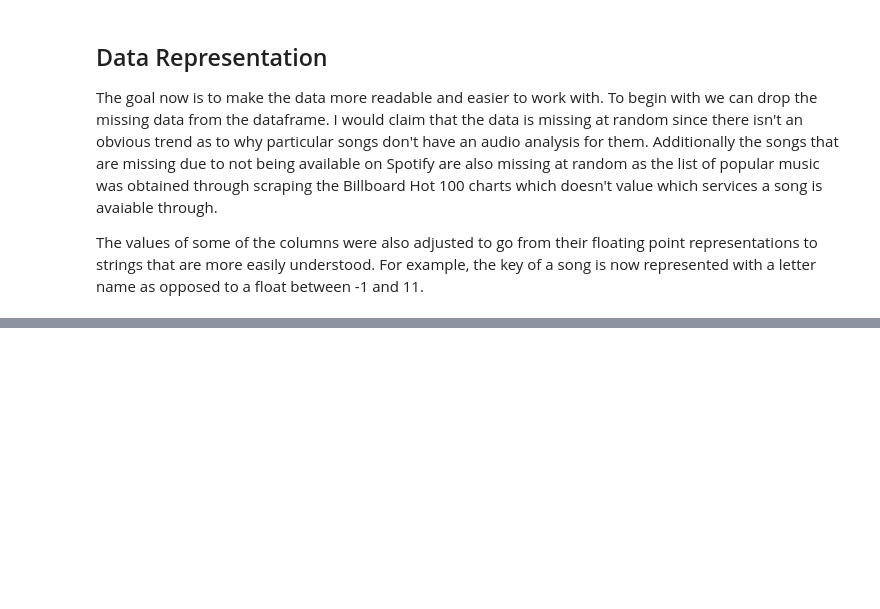
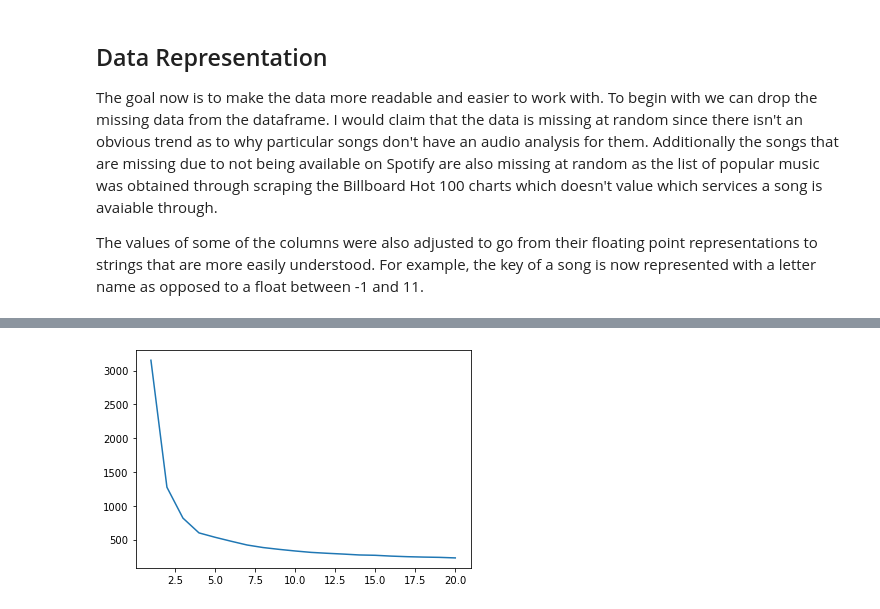
Before and after one commit to Mabanta/CMSC422_Final, a Jupyter notebook: 422final.ipynb, the cells around one changed output, grey strips where cells are left out. Saved outputs shown, nothing was run; the diff lists cells and outputs as text; code cells hidden in the pictures; blank space fills up the shorter version.

Commit message:
Initial K Means

```diff
--- a/422final.ipynb
+++ b/422final.ipynb
@@ -347,0 +358,28 @@ df.head(20)
+# %%
+import matplotlib.pyplot as plt
+from sklearn.cluster import KMeans
+
+def kMeansHyperpameterCurve(X, kVals):
+    inertias = []
+
+    for k in kVals:
+        # new model with "k" centroids
+        model = KMeans(k)
+
+        model.fit(X)
+
+        # inertia is mean squared error within each cluster
+        inertias.append(model.inertia_)
+
+    plt.plot(kVals, inertias)
+    plt.show()
+
+# choose the relevant numeric comlumns
+X = df[["Duration", "Loudness", "Tempo", "Meter", "Key", "Mode"]]
+# normalize the columns so all values are within 0 and 1
+X = X.apply(lambda col: (col - col.min()) / (col.max() - col.min()), axis=0)
+
+# create hyperparameter curve
+kMeansHyperpameterCurve(X, range(1, 21))
+# %% [output]
+[figure, added]
```
Also changed, not shown: parts of 5 cells of this notebook.
